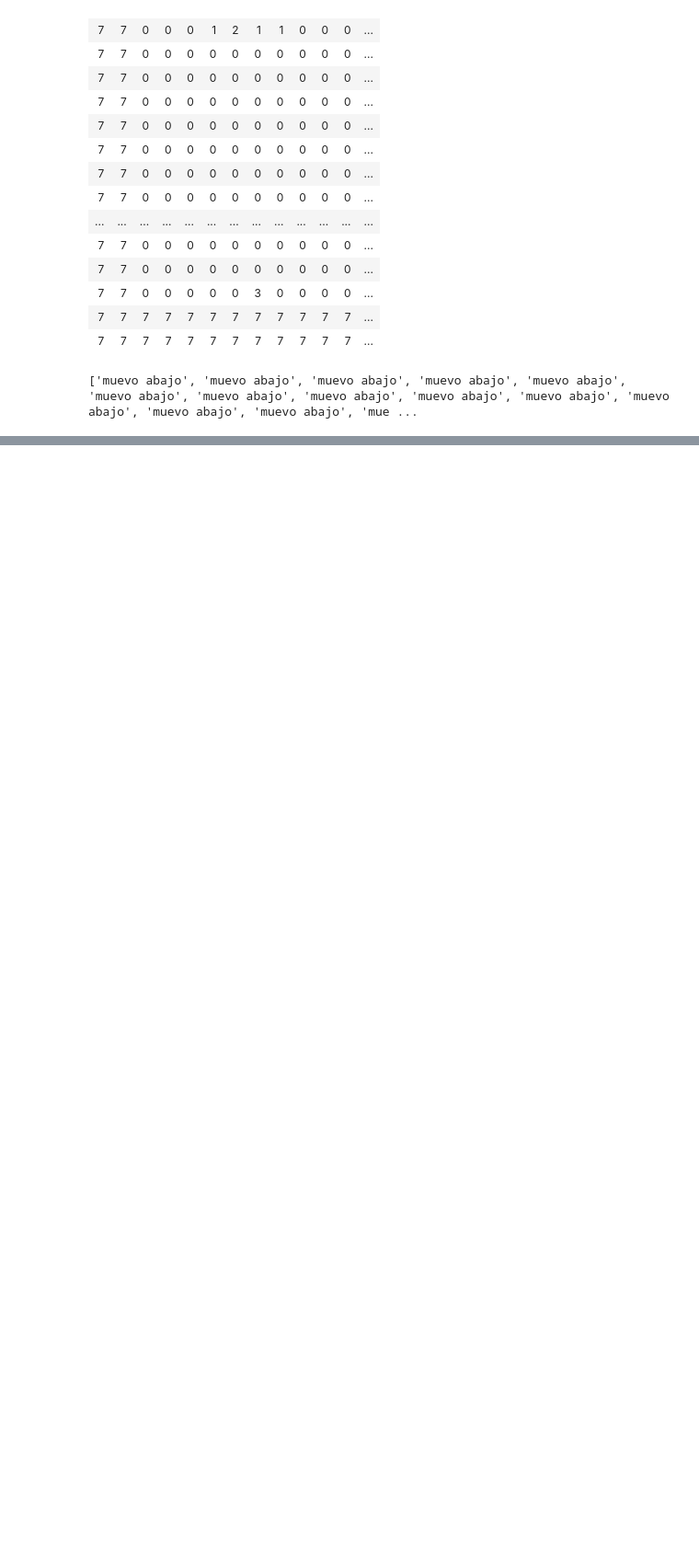
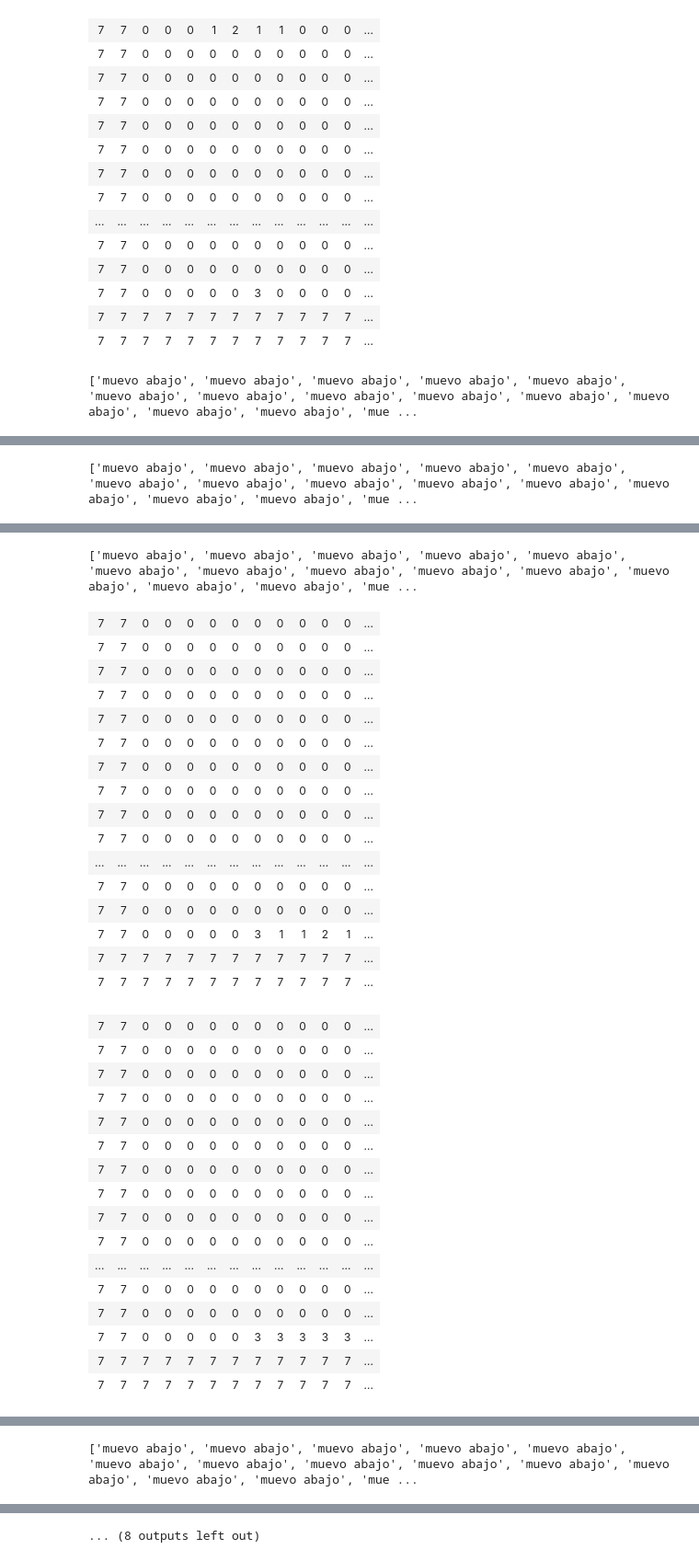
Before and after one commit to AlejandroMonteseirin/IA-Inteligencia-Artificial-Tetris, a Jupyter notebook: Tetris.ipynb, the cells around one changed output, grey strips where cells are left out. Shown at 92% size. Drawn from its saved outputs; the diff is of its cells as text; code cells hidden in the pictures; blank space fills up the shorter version.

Commit message:
Fabuloso Top 153 fichas

```diff
--- a/Tetris.ipynb
+++ b/Tetris.ipynb
@@ -989,17 +1059,16 @@ posibilidades:
 # %%
-
+#En forma de funcion recibiendo un estado y una pieza devuelve el estado final
 def CalculoEstadoFinal(estado,pieza):
     pieza=pieza
     pieza2=Rotar.aplicar(pieza,pieza)
     pieza3=Rotar.aplicar(pieza2,pieza2)
     pieza4=Rotar.aplicar(pieza3,pieza3)
-    piezas=[pieza,pieza2,pieza3,pieza4]
-    acciones = [PruebaPoner(i, j,p) for i in range(0, 21) for j in range(0, 11) for p in piezas]
+    piezasFF=[pieza,pieza2,pieza3,pieza4]
+    acciones = [PruebaPoner(i, j,p) for i in range(0, 21) for j in range(0, 11) for p in piezasFF]
     estado_inicial = estado
     estados_finales=[]
     for x in acciones:
         if(x.es_aplicable(estado_inicial)):
-            estado_inicial = estado
             estados_finales.append(x.aplicar(estado_inicial))
     mejor=10000000
     for z in estados_finales:
@@ -1078,8 +1141,0 @@ piezas=[
-# %%
-acciones =[MoverAbajo(),MoverIzquierda(),MoverDerecha(),Rotar()]
-estado_inicial = estado1
-estado_final = CalculoEstadoFinal(estado0,piezas[5])
-estadosFinales=[estado_final]
-tetris3=probee.ProblemaEspacioEstados(acciones,estado_inicial,estadosFinales)
-b_Optima = búsqee.BúsquedaÓptima(detallado=False)
-b_Optima.buscar(tetris3)
@@ -1150,15 +1228,14 @@ print(pon_ficha_nueva(estado0,piezas[0]))
 printBonito(estado0)
 print("")
 printBonito(pon_ficha_nueva(estado0,piezas[5]))
-print(CalculoMovimientos(estado0,piezas[5]))
+print(CalculoMovimientos(estado0,piezas[5],0))
 nuevoEstado=CalculoEstadoFinal(estado0,piezas[5])
 printBonito(nuevoEstado)
 nuevoEstado=MoverAbajo.aplicar(nuevoEstado,nuevoEstado)
 printBonito(nuevoEstado)
 nuevoEstadoSinFicha=nuevoEstado
-nuevoEstado=pon_ficha_nueva(nuevoEstado,piezas[0])
-printBonito(nuevoEstado)
-print(CalculoMovimientos(nuevoEstadoSinFicha,piezas[0]))
+printBonito(pon_ficha_nueva(nuevoEstado,piezas[0]))
+print(CalculoMovimientos(nuevoEstadoSinFicha,piezas[0],0))
 # %% [output]
 | 7 | 7 | 0 | 0 | 0 | 0 | 0 | 0 | 0 | 0 | 0 | 0 | ... |
 | 7 | 7 | 0 | 0 | 0 | 0 | 0 | 0 | 0 | 0 | 0 | 0 | ... |
@@ -1242,3 +1319,17 @@ print(CalculoMovimientos(nuevoEstadoSinFicha,piezas[0]))
 | 7 | 7 | 7 | 7 | 7 | 7 | 7 | 7 | 7 | 7 | 7 | 7 | ... |
 | 7 | 7 | 7 | 7 | 7 | 7 | 7 | 7 | 7 | 7 | 7 | 7 | ... |
 ['muevo abajo', 'muevo abajo', 'muevo abajo', 'muevo abajo', 'muevo abajo', 'muevo abajo', 'muevo abajo', 'muevo abajo', 'muevo abajo', 'muevo abajo', 'muevo abajo', 'muevo abajo', 'muevo abajo', 'mue ...
+# %%
+def TetrisApartado3(estado,listaFichas):
+    nuevoEstado=estado
+    for i in listaFichas:
+        printBonito(pon_ficha_nueva(nuevoEstado,i))
+        print(CalculoMovimientos(nuevoEstado,i,0))
+        nuevoEstado=CalculoEstadoFinal(nuevoEstado,i)
+        printBonito(nuevoEstado)
+        nuevoEstado=MoverAbajo.aplicar(nuevoEstado,nuevoEstado)
+        printBonito(nuevoEstado)
+# %%
+#Muestra paso por paso lo que va pasando, con 4 piezas
+TetrisApartado3(estado0,[piezas[5],piezas[0],piezas[3],piezas[4],piezas[2]])
+# %% [output]
@@ -1244,0 +1352 @@ print(CalculoMovimientos(nuevoEstadoSinFicha,piezas[0]))
+['muevo abajo', 'muevo abajo', 'muevo abajo', 'muevo abajo', 'muevo abajo', 'muevo abajo', 'muevo abajo', 'muevo abajo', 'muevo abajo', 'muevo abajo', 'muevo abajo', 'muevo abajo', 'muevo abajo', 'mue ...
@@ -1244,0 +1401,33 @@ print(CalculoMovimientos(nuevoEstadoSinFicha,piezas[0]))
+['muevo abajo', 'muevo abajo', 'muevo abajo', 'muevo abajo', 'muevo abajo', 'muevo abajo', 'muevo abajo', 'muevo abajo', 'muevo abajo', 'muevo abajo', 'muevo abajo', 'muevo abajo', 'muevo abajo', 'mue ...
+| 7 | 7 | 0 | 0 | 0 | 0 | 0 | 0 | 0 | 0 | 0 | 0 | ... |
+| 7 | 7 | 0 | 0 | 0 | 0 | 0 | 0 | 0 | 0 | 0 | 0 | ... |
+| 7 | 7 | 0 | 0 | 0 | 0 | 0 | 0 | 0 | 0 | 0 | 0 | ... |
+| 7 | 7 | 0 | 0 | 0 | 0 | 0 | 0 | 0 | 0 | 0 | 0 | ... |
+| 7 | 7 | 0 | 0 | 0 | 0 | 0 | 0 | 0 | 0 | 0 | 0 | ... |
+| 7 | 7 | 0 | 0 | 0 | 0 | 0 | 0 | 0 | 0 | 0 | 0 | ... |
+| 7 | 7 | 0 | 0 | 0 | 0 | 0 | 0 | 0 | 0 | 0 | 0 | ... |
+| 7 | 7 | 0 | 0 | 0 | 0 | 0 | 0 | 0 | 0 | 0 | 0 | ... |
+| 7 | 7 | 0 | 0 | 0 | 0 | 0 | 0 | 0 | 0 | 0 | 0 | ... |
+| 7 | 7 | 0 | 0 | 0 | 0 | 0 | 0 | 0 | 0 | 0 | 0 | ... |
+| ... | ... | ... | ... | ... | ... | ... | ... | ... | ... | ... | ... | ... |
+| 7 | 7 | 0 | 0 | 0 | 0 | 0 | 0 | 0 | 0 | 0 | 0 | ... |
+| 7 | 7 | 0 | 0 | 0 | 0 | 0 | 0 | 0 | 0 | 0 | 0 | ... |
+| 7 | 7 | 0 | 0 | 0 | 0 | 0 | 3 | 1 | 1 | 2 | 1 | ... |
+| 7 | 7 | 7 | 7 | 7 | 7 | 7 | 7 | 7 | 7 | 7 | 7 | ... |
+| 7 | 7 | 7 | 7 | 7 | 7 | 7 | 7 | 7 | 7 | 7 | 7 | ... |
+| 7 | 7 | 0 | 0 | 0 | 0 | 0 | 0 | 0 | 0 | 0 | 0 | ... |
+| 7 | 7 | 0 | 0 | 0 | 0 | 0 | 0 | 0 | 0 | 0 | 0 | ... |
+| 7 | 7 | 0 | 0 | 0 | 0 | 0 | 0 | 0 | 0 | 0 | 0 | ... |
+| 7 | 7 | 0 | 0 | 0 | 0 | 0 | 0 | 0 | 0 | 0 | 0 | ... |
+| 7 | 7 | 0 | 0 | 0 | 0 | 0 | 0 | 0 | 0 | 0 | 0 | ... |
+| 7 | 7 | 0 | 0 | 0 | 0 | 0 | 0 | 0 | 0 | 0 | 0 | ... |
+| 7 | 7 | 0 | 0 | 0 | 0 | 0 | 0 | 0 | 0 | 0 | 0 | ... |
+| 7 | 7 | 0 | 0 | 0 | 0 | 0 | 0 | 0 | 0 | 0 | 0 | ... |
+| 7 | 7 | 0 | 0 | 0 | 0 | 0 | 0 | 0 | 0 | 0 | 0 | ... |
+| 7 | 7 | 0 | 0 | 0 | 0 | 0 | 0 | 0 | 0 | 0 | 0 | ... |
+| ... | ... | ... | ... | ... | ... | ... | ... | ... | ... | ... | ... | ... |
+| 7 | 7 | 0 | 0 | 0 | 0 | 0 | 0 | 0 | 0 | 0 | 0 | ... |
+| 7 | 7 | 0 | 0 | 0 | 0 | 0 | 0 | 0 | 0 | 0 | 0 | ... |
+| 7 | 7 | 0 | 0 | 0 | 0 | 0 | 3 | 3 | 3 | 3 | 3 | ... |
+| 7 | 7 | 7 | 7 | 7 | 7 | 7 | 7 | 7 | 7 | 7 | 7 | ... |
+| 7 | 7 | 7 | 7 | 7 | 7 | 7 | 7 | 7 | 7 | 7 | 7 | ... |
@@ -1244,0 +1450 @@ print(CalculoMovimientos(nuevoEstadoSinFicha,piezas[0]))
+['muevo abajo', 'muevo abajo', 'muevo abajo', 'muevo abajo', 'muevo abajo', 'muevo abajo', 'muevo abajo', 'muevo abajo', 'muevo abajo', 'muevo abajo', 'muevo abajo', 'muevo abajo', 'muevo abajo', 'mue ...
@@ -1244,0 +1483 @@ print(CalculoMovimientos(nuevoEstadoSinFicha,piezas[0]))
+... (8 outputs left out)
```
Also changed, not shown: parts of 29 cells of this notebook.
